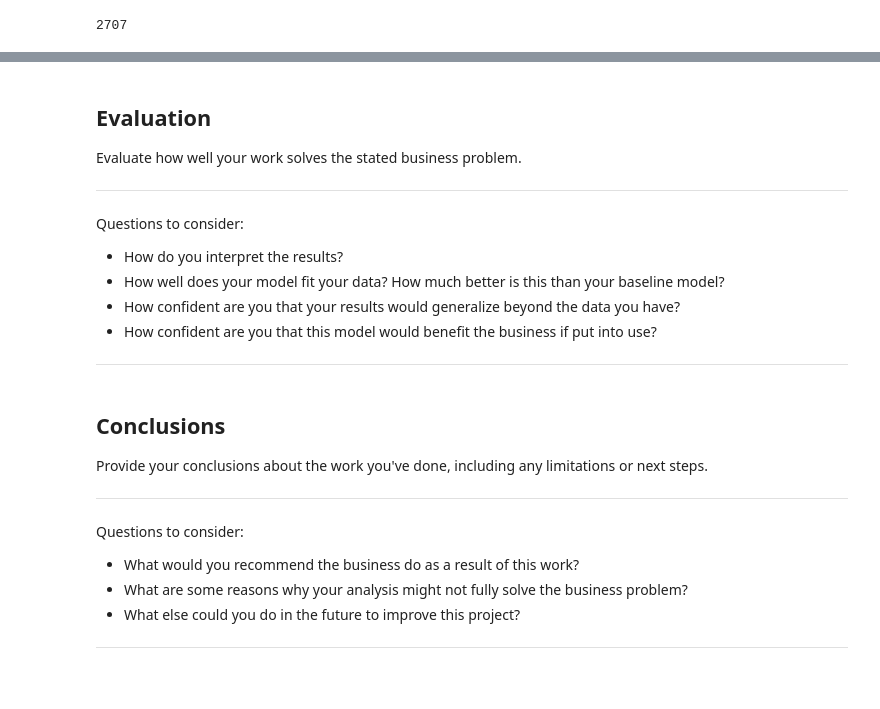
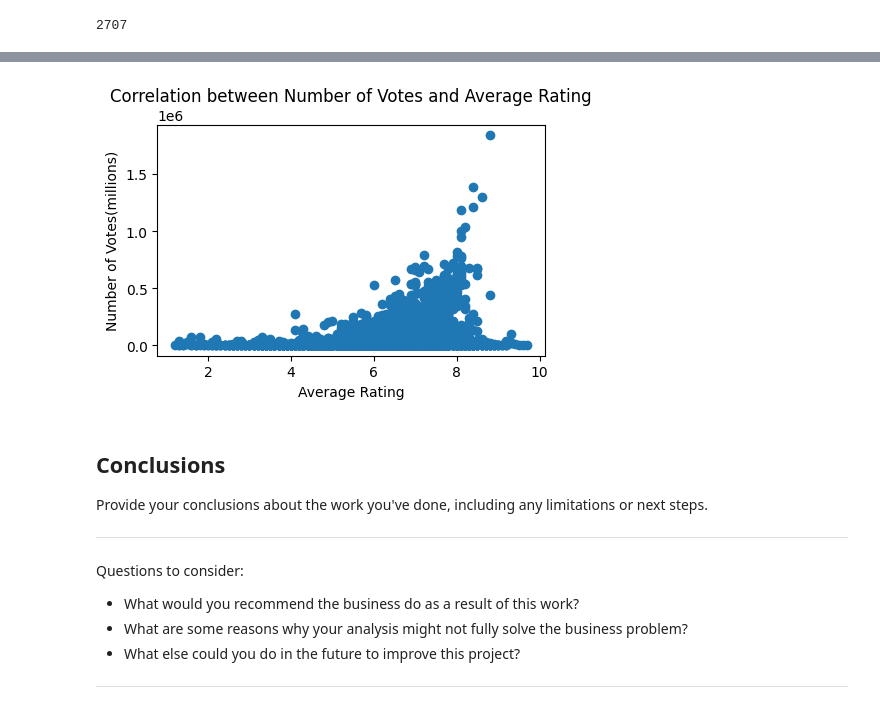
Before and after one commit to ndutakanyora/Movie-Industry-Research, a Jupyter notebook: dsc-phase1-project-template.ipynb, the cells around one changed output, grey strips where cells are left out. Saved outputs shown, nothing was run; the diff lists cells and outputs as text; code cells hidden in the pictures; blank space fills up the shorter version.

```diff
--- a/dsc-phase1-project-template.ipynb
+++ b/dsc-phase1-project-template.ipynb
@@ -211,4 +213,3 @@ print(duplicate_movies)
 # %%
 #Sorting the dataset by vote count
-movies_ratings_sorted = movies_ratings.sort_values(by='numvotes', ascending=False, inplace=True)
-print(movies_ratings_sorted)
+movies_ratings.sort_values(by='numvotes', ascending=False, inplace=True)
@@ -217,3 +216,3 @@ None
 # %%
 #Eliminating the duplicates
-movies_ratings.drop_duplicates(subset=['original_title', 'runtime_minutes', 'start_year'], keep='first')
+movies_ratings.drop_duplicates(subset=['original_title', 'runtime_minutes', 'start_year'], inplace= True, keep='first')
@@ -439,14 +371,22 @@ Questions to consider:
-# %% [markdown]
-## Evaluation
-Evaluate how well your work solves the stated business problem.
-
-***
-Questions to consider:
-* How do you interpret the results?
-* How well does your model fit your data? How much better is this than your baseline model?
-* How confident are you that your results would generalize beyond the data you have?
-* How confident are you that this model would benefit the business if put into use?
-***
+# %%
+#Investigating the correlation between number of votes and average rating using a scatterplot.
+# Create scatter plot
+fig, ax = plt.subplots(figsize=(5,3))
+
+ax.scatter(
+    x=movies_ratings['averagerating'],
+    y=movies_ratings['numvotes'],
+)
+
+
+ax.set_xlabel('Average Rating')
+ax.set_ylabel('Number of Votes(millions)')
+plt.title('Correlation between Number of Votes and Average Rating')
+
+# Show the plot
+plt.show()
+# %% [output]
+[figure, added]
 # %% [markdown]
 ## Conclusions
 Provide your conclusions about the work you've done, including any limitations or next steps.
```
Also changed, not shown: parts of 37 cells of this notebook.
